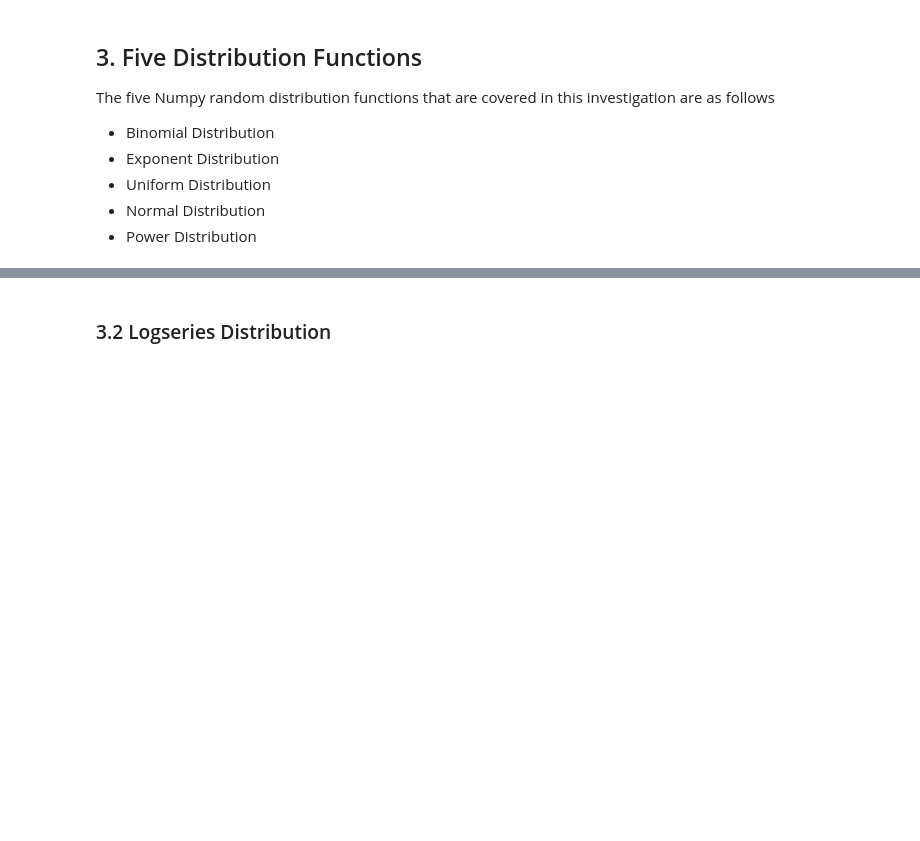
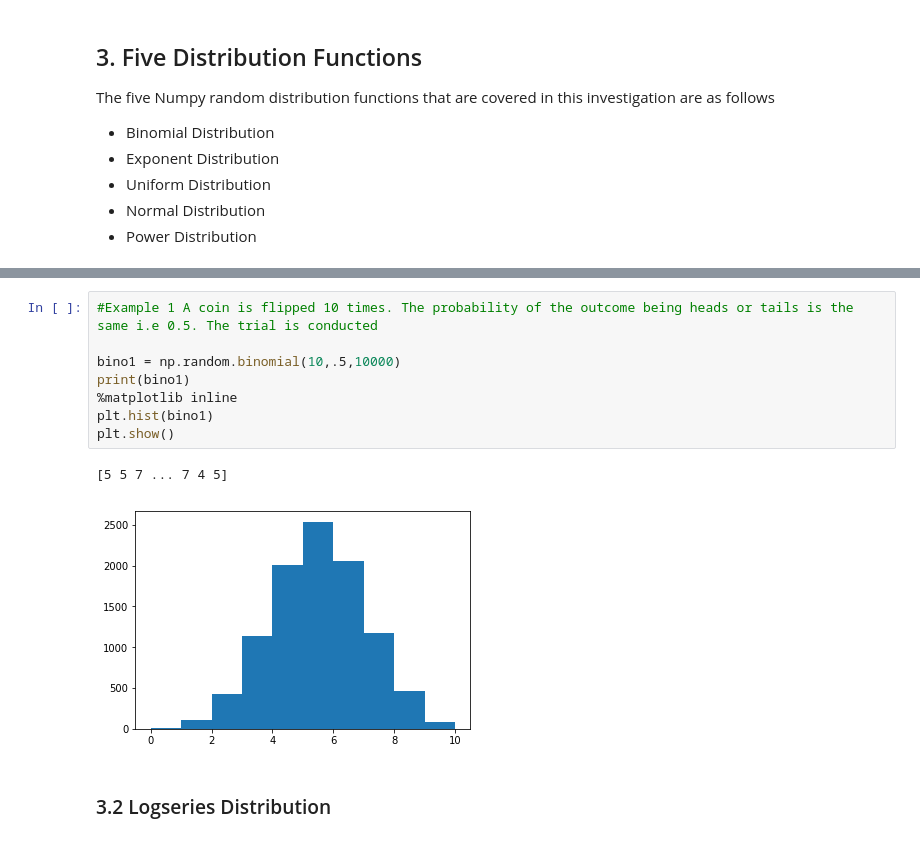
Before and after one commit to moranneil/Programming-For-Data-Analysis-Assignment-2019, a Jupyter notebook: NumpyRandom.ipynb, the cells around one changed output, grey strips where cells are left out. Drawn from its saved outputs; the diff is of its cells as text; blank space fills up the shorter version.

Commit message:
Added Binomial Distribution

```diff
--- a/NumpyRandom.ipynb
+++ b/NumpyRandom.ipynb
@@ -366,3 +377,14 @@ plt.show()
+# %%
+#Example 1 A coin is flipped 10 times. The probability of the outcome being heads or tails is the same i.e 0.5. The trial is conducted
+
+bino1 = np.random.binomial(10,.5,10000)
+print(bino1)
+%matplotlib inline
+plt.hist(bino1)
+plt.show()
+# %% [output]
+[5 5 7 ... 7 4 5]
+[figure, added]
 # %% [markdown]
 ### 3.2 Logseries Distribution
 # %%
```
Also changed, not shown: parts of 14 cells of this notebook, 2 other files.
